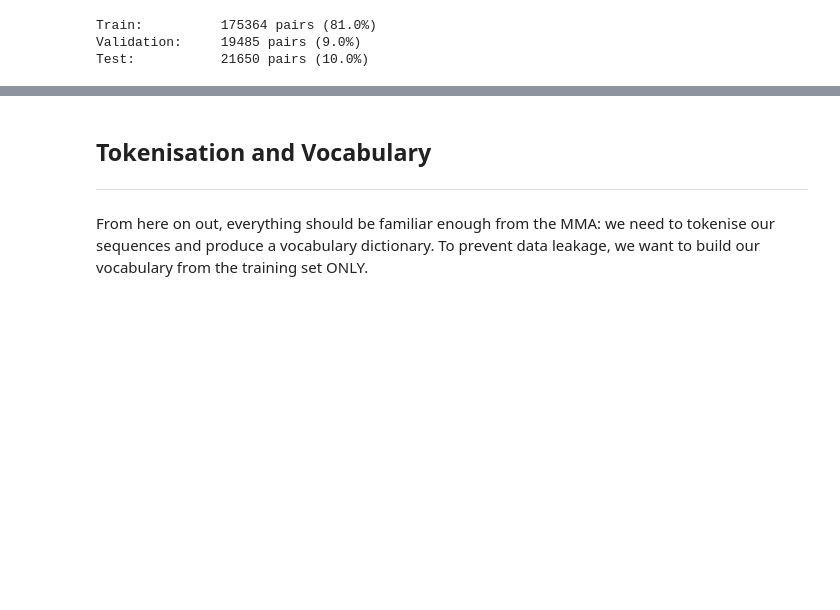
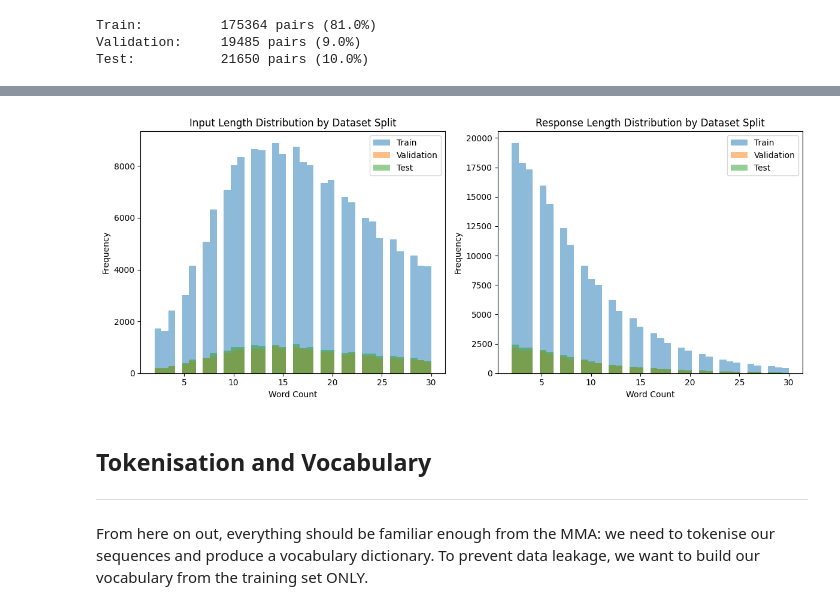
Before and after one commit to dyluc/csck507-ema, a Jupyter notebook: data-preprocessing.ipynb, the cells around one changed output, grey strips where cells are left out. Saved outputs shown, nothing was run; the diff lists cells and outputs as text; code cells hidden in the pictures; blank space fills up the shorter version.

Commit message:
Adding a Dataset Split Distribution Check in the preprocessing pipeline

```diff
--- a/data-preprocessing.ipynb
+++ b/data-preprocessing.ipynb
@@ -291,3 +295,42 @@ Test:           21650 pairs (10.0%)
+# %%
+import matplotlib.pyplot as plt
+
+# Compute input lengths
+train_input_len = train_df['input'].apply(lambda x: len(x.split()))
+val_input_len = val_df['input'].apply(lambda x: len(x.split()))
+test_input_len = test_df['input'].apply(lambda x: len(x.split()))
+
+# Compute response lengths
+train_resp_len = train_df['response'].apply(lambda x: len(x.split()))
+val_resp_len = val_df['response'].apply(lambda x: len(x.split()))
+test_resp_len = test_df['response'].apply(lambda x: len(x.split()))
+
+plt.figure(figsize=(12,5))
+
+# Input length comparison
+plt.subplot(1,2,1)
+plt.hist(train_input_len, bins=40, alpha=0.5, label="Train")
+plt.hist(val_input_len, bins=40, alpha=0.5, label="Validation")
+plt.hist(test_input_len, bins=40, alpha=0.5, label="Test")
+plt.title("Input Length Distribution by Dataset Split")
+plt.xlabel("Word Count")
+plt.ylabel("Frequency")
+plt.legend()
+
+# Response length comparison
+plt.subplot(1,2,2)
+plt.hist(train_resp_len, bins=40, alpha=0.5, label="Train")
+plt.hist(val_resp_len, bins=40, alpha=0.5, label="Validation")
+plt.hist(test_resp_len, bins=40, alpha=0.5, label="Test")
+plt.title("Response Length Distribution by Dataset Split")
+plt.xlabel("Word Count")
+plt.ylabel("Frequency")
+plt.legend()
+
+plt.tight_layout()
+plt.show()
+# %% [output]
+[figure, added]
 # %% [markdown]
 ## Tokenisation and Vocabulary
 
```
Also changed, not shown: parts of 1 cell of this notebook.
